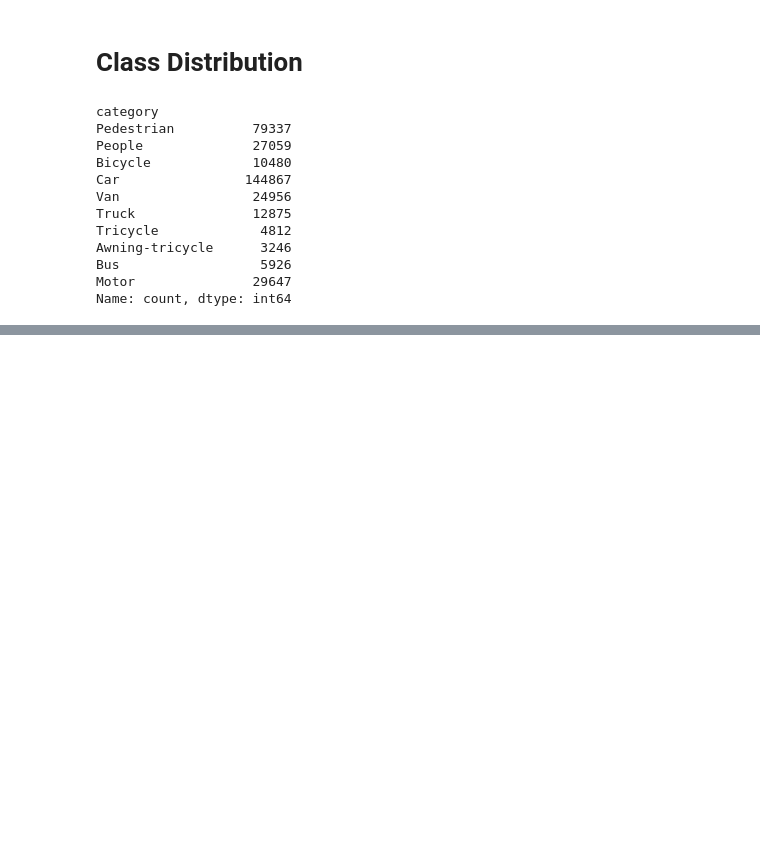
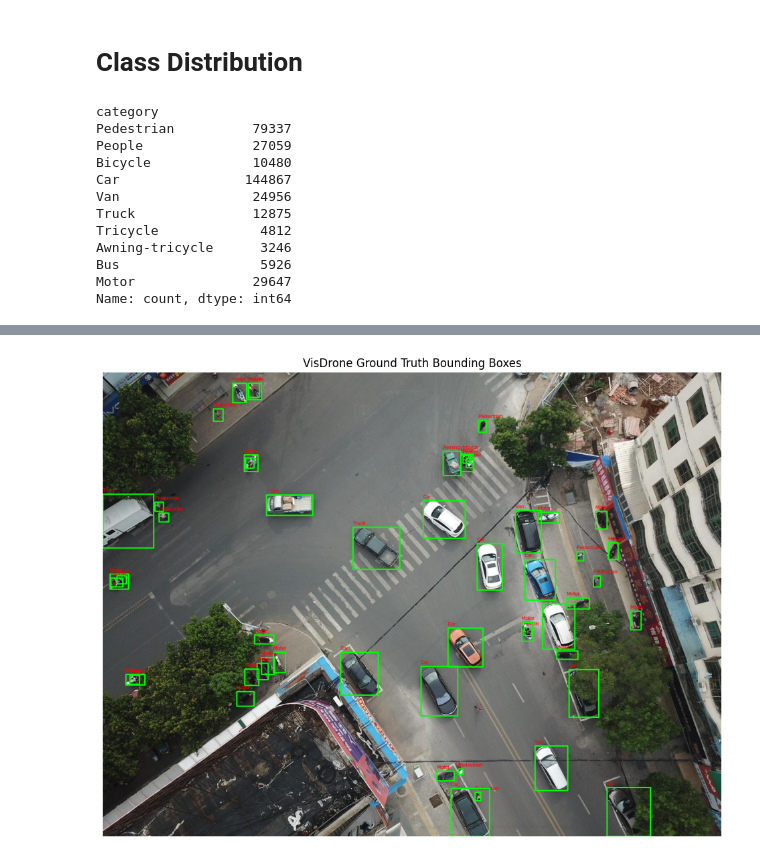
Before and after one commit to Tdhairya2325/UAV-Intelligence-System, a Jupyter notebook: notebooks/01_data_collection.ipynb, the cells around one changed output, grey strips where cells are left out. Drawn from its saved outputs; the diff is of its cells as text; code cells hidden in the pictures; blank space fills up the shorter version.

```diff
--- a/notebooks/01_data_collection.ipynb
+++ b/notebooks/01_data_collection.ipynb
@@ -263,0 +298,57 @@ Name: count, dtype: int64
+# %%
+image_path = train_images[0]
+
+image = cv2.imread(image_path)
+image = cv2.cvtColor(image, cv2.COLOR_BGR2RGB)
+
+annotation_path = os.path.join(
+    TRAIN_DIR,
+    "annotations",
+    os.path.basename(image_path).replace(".jpg", ".txt")
+)
+
+df = pd.read_csv(
+    annotation_path,
+    header=None,
+    names=columns
+)
+
+for _, row in df.iterrows():
+
+    category = int(row["category"])
+
+    if category not in class_names:
+        continue
+
+    x = int(row["left"])
+    y = int(row["top"])
+    w = int(row["width"])
+    h = int(row["height"])
+
+    label = class_names[category]
+
+    cv2.rectangle(
+        image,
+        (x, y),
+        (x + w, y + h),
+        (0, 255, 0),
+        2
+    )
+
+    cv2.putText(
+        image,
+        label,
+        (x, max(y - 5, 15)),
+        cv2.FONT_HERSHEY_SIMPLEX,
+        0.4,
+        (255, 0, 0),
+        1
+    )
+
+plt.figure(figsize=(14, 9))
+plt.imshow(image)
+plt.title("VisDrone Ground Truth Bounding Boxes")
+plt.axis("off")
+plt.show()
+# %% [output]
+[figure, added]
```
Also changed, not shown: parts of 3 cells of this notebook.
